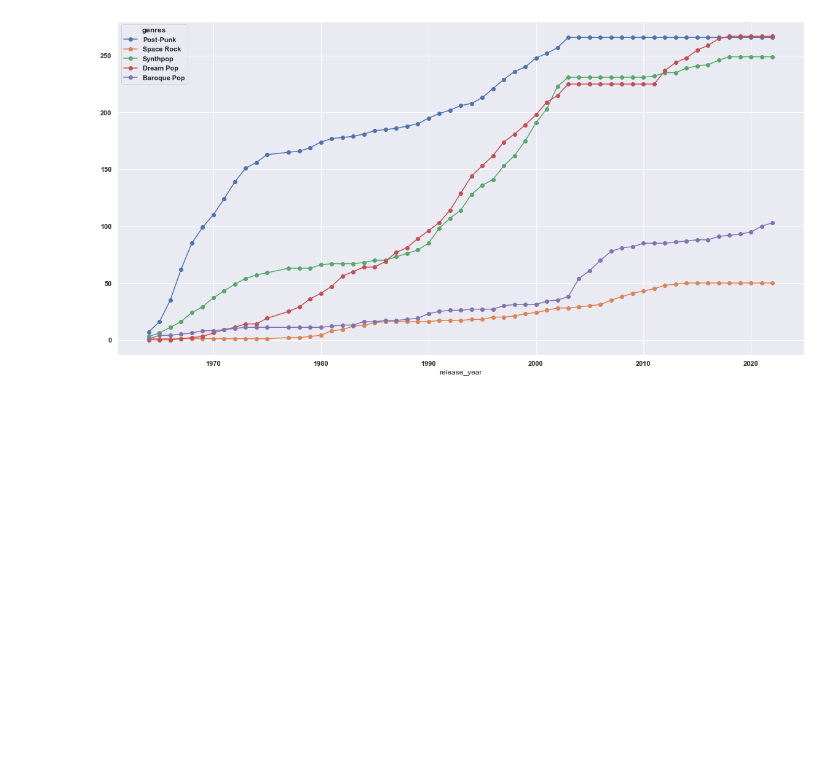
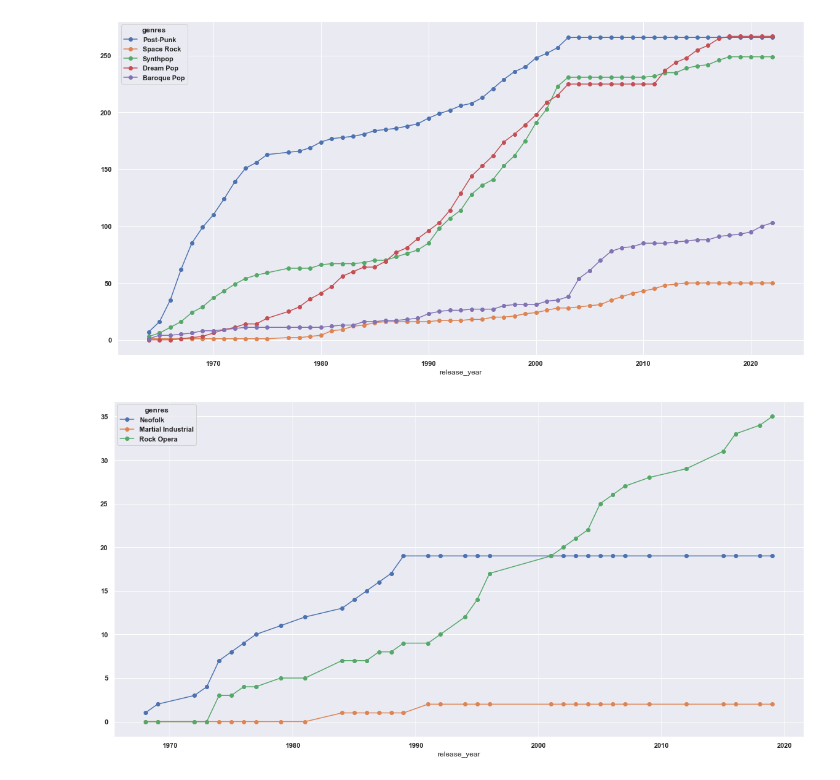
Before and after one commit to panierka/RymTop5000Albums, a Jupyter notebook: eda.ipynb, the cells around one changed output. Saved outputs shown, nothing was run; the diff lists cells and outputs as text; code cells hidden in the pictures; blank space fills up the shorter version.

```diff
--- a/eda.ipynb
+++ b/eda.ipynb
@@ -378,3 +378,7 @@ show_genres_popularity_rise(top10_genres)
 show_genres_popularity_rise(['Post-Punk', 'Space Rock', 'Synthpop', 'Dream Pop', 'Baroque Pop'])
 # %% [output]
 [figure]
+# %%
+show_genres_popularity_rise(['Neofolk', 'Martial Industrial', 'Rock Opera'])
+# %% [output]
+[figure, added]
```
Also changed, not shown: parts of 7 cells of this notebook, 1 other file.
